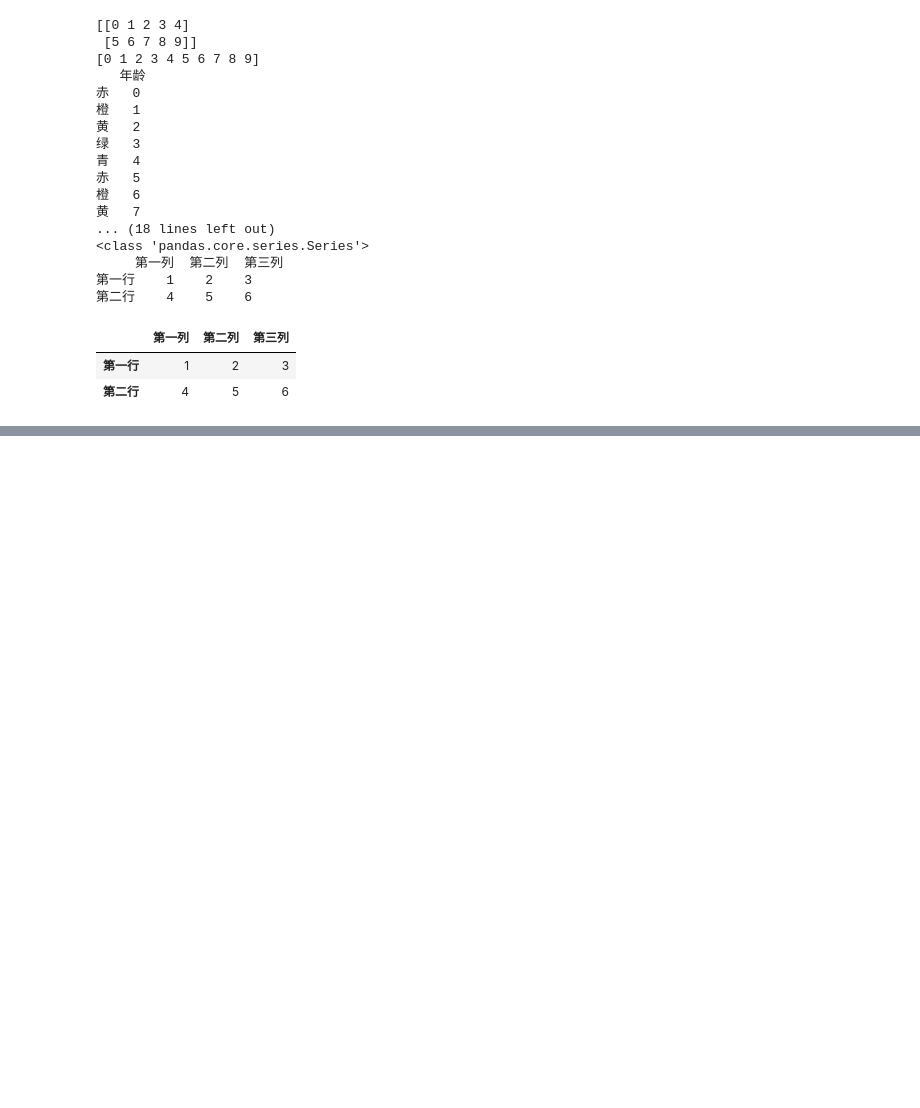
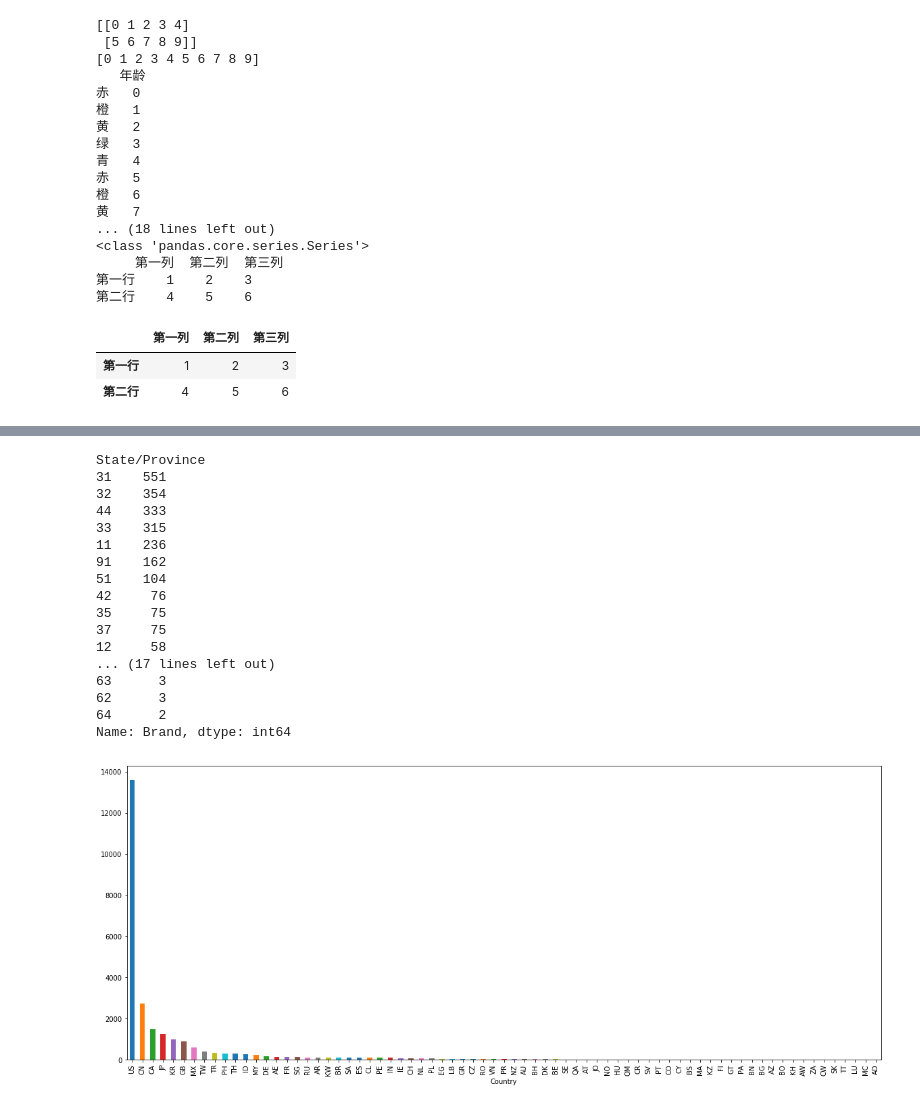
Before and after one commit to qq453388937/data_mining_faith, a Jupyter notebook: mypandas.ipynb, the cells around one changed output, grey strips where cells are left out. Saved outputs shown, nothing was run; the diff lists cells and outputs as text; code cells hidden in the pictures; blank space fills up the shorter version.

```diff
--- a/mypandas.ipynb
+++ b/mypandas.ipynb
@@ -212,0 +255,27 @@ pd.isnull(movie)
+# %%
+star = pd.read_csv("starbucks_store_worldwide.csv")
+star
+# print(star)
+result = star.groupby(by="Country")["Ownership Type"].count().sort_values(ascending=False)  # 倒叙排序 ["Ownership Type"] 任意列
+result.plot(kind="bar",figsize=(20,8))
+result = star.groupby(by=["Country","State/Province"])["Brand"].count().sort_values(ascending=False)  # 倒叙排序 ["Ownership Type"] 任意列
+result.loc['CN',:]  # 先行后列
+# %% [output]
+State/Province
+31    551
+32    354
+44    333
+33    315
+11    236
+91    162
+51    104
+42     76
+35     75
+37     75
+12     58
+... (17 lines left out)
+63      3
+62      3
+64      2
+Name: Brand, dtype: int64
+[figure, added]
```
Also changed, not shown: parts of 3 cells of this notebook, 1 other file.
